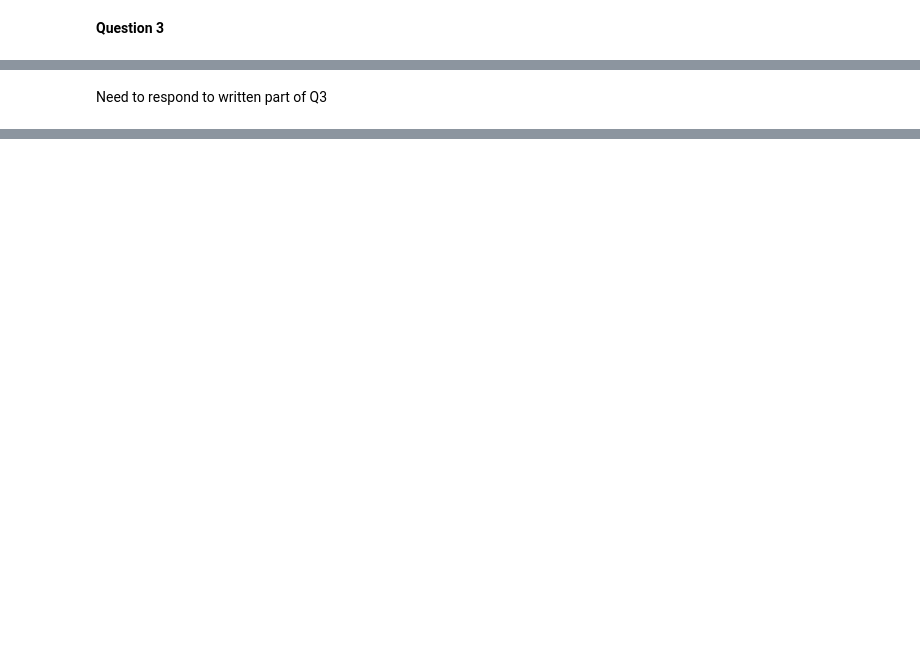
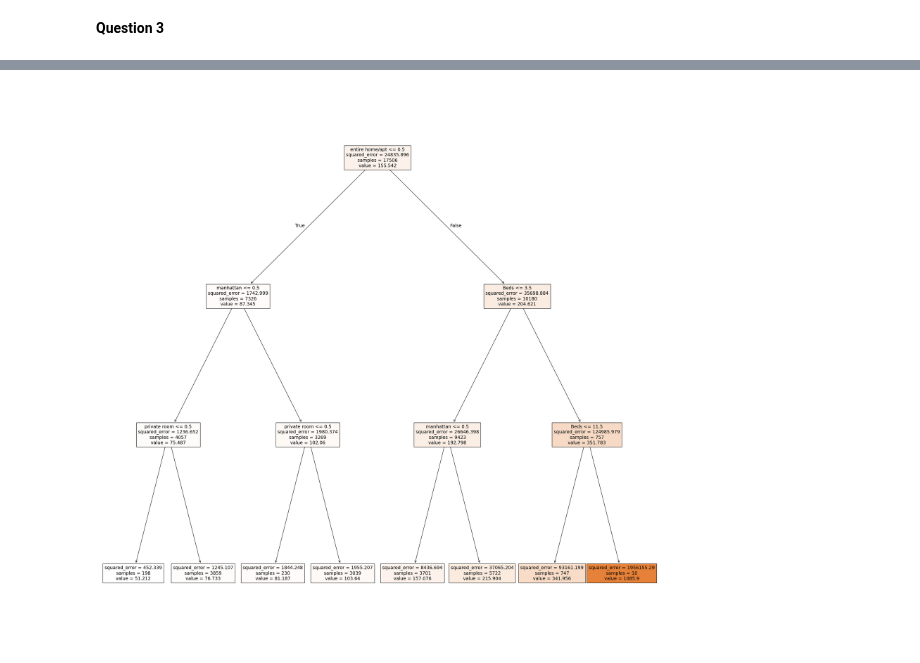
Before and after one commit to amn8ge/lab_tree_stability, a Jupyter notebook: lab_notebook.ipynb, the cells around one changed output, grey strips where cells are left out. Cells and saved outputs as stored; diff of their text form; code cells hidden in the pictures; blank space fills up the shorter version.

```diff
--- a/lab_notebook.ipynb
+++ b/lab_notebook.ipynb
@@ -382,2 +354,68 @@ Linear Regression - MSE: 28043.70, R²: 0.146
-# %% [markdown]
-Need to respond to written part of Q3
+# %%
+#random seed: 42
+
+from sklearn.model_selection import train_test_split
+from sklearn.tree import DecisionTreeRegressor, plot_tree
+from sklearn.linear_model import LinearRegression
+from sklearn.metrics import mean_squared_error, r2_score
+import pandas as pd
+import matplotlib.pyplot as plt
+
+# target variable
+y = airbnb['price_clean']
+
+# show unique categories for inspection
+print('Property Type:', airbnb['Property Type'].unique())
+print('Room Type:', airbnb['Room Type'].unique())
+print('Neighbourhood:', airbnb['Neighbourhood'].unique())
+
+# dummy variables:
+type_dummy = pd.get_dummies(airbnb['Property Type'])
+room_dummy = pd.get_dummies(airbnb['Room Type'])
+nbhd_dummy = pd.get_dummies(airbnb['Neighbourhood'])
+
+vars = ['Beds', 'Number of Records'] # same structure as in class
+X = pd.concat([airbnb.loc[:, vars], type_dummy, nbhd_dummy, room_dummy], axis=1)
+
+# Train-test split:
+X_train, X_test, y_train, y_test = train_test_split(X, y, test_size=0.2, random_state=42)
+
+# Fit decision tree:
+cart = DecisionTreeRegressor(max_depth=3)
+cart = cart.fit(X_train, y_train)
+y_hat_cart = cart.predict(X_test)  # Store regression tree predictions
+
+# Fit linear regression:
+linreg = LinearRegression()
+linreg = linreg.fit(X_train, y_train)
+y_hat_linreg = linreg.predict(X_test)  # Store linear regression predictions
+
+# evaluate decision tree
+mse_cart = mean_squared_error(y_test, y_hat_cart)
+r2_cart = r2_score(y_test, y_hat_cart)
+print(f"Decision Tree - MSE: {mse_cart:.2f}, R²: {r2_cart:.3f}")
+
+# Evaluate Linear Regression
+mse_linreg = mean_squared_error(y_test, y_hat_linreg)
+r2_linreg = r2_score(y_test, y_hat_linreg)
+print(f"Linear Regression - MSE: {mse_linreg:.2f}, R²: {r2_linreg:.3f}")
+
+# Set aside predictions for further analysis
+cart_preds_42 = pd.Series(y_hat_cart, name='cart_predictions')
+linreg_preds_42 = pd.Series(y_hat_linreg, name='linear_regression_predictions')
+
+# Combine predictions with test data (optional)
+results = pd.DataFrame({
+    'actual': y_test.reset_index(drop=True),
+    'cart_pred': cart_preds_42,
+    'linreg_pred': linreg_preds_42
+})
+
+print(results.head())
+
+# Visualize decision tree
+plt.figure(figsize=(30,30))
+var_names = cart.feature_names_in_
+plot_tree(cart, filled=True, feature_names=var_names)
+plt.show()
+# %% [output]
@@ -383,0 +435 @@ Need to respond to written part of Q3
+[figure, added]
```
Also changed, not shown: parts of 14 cells of this notebook.
